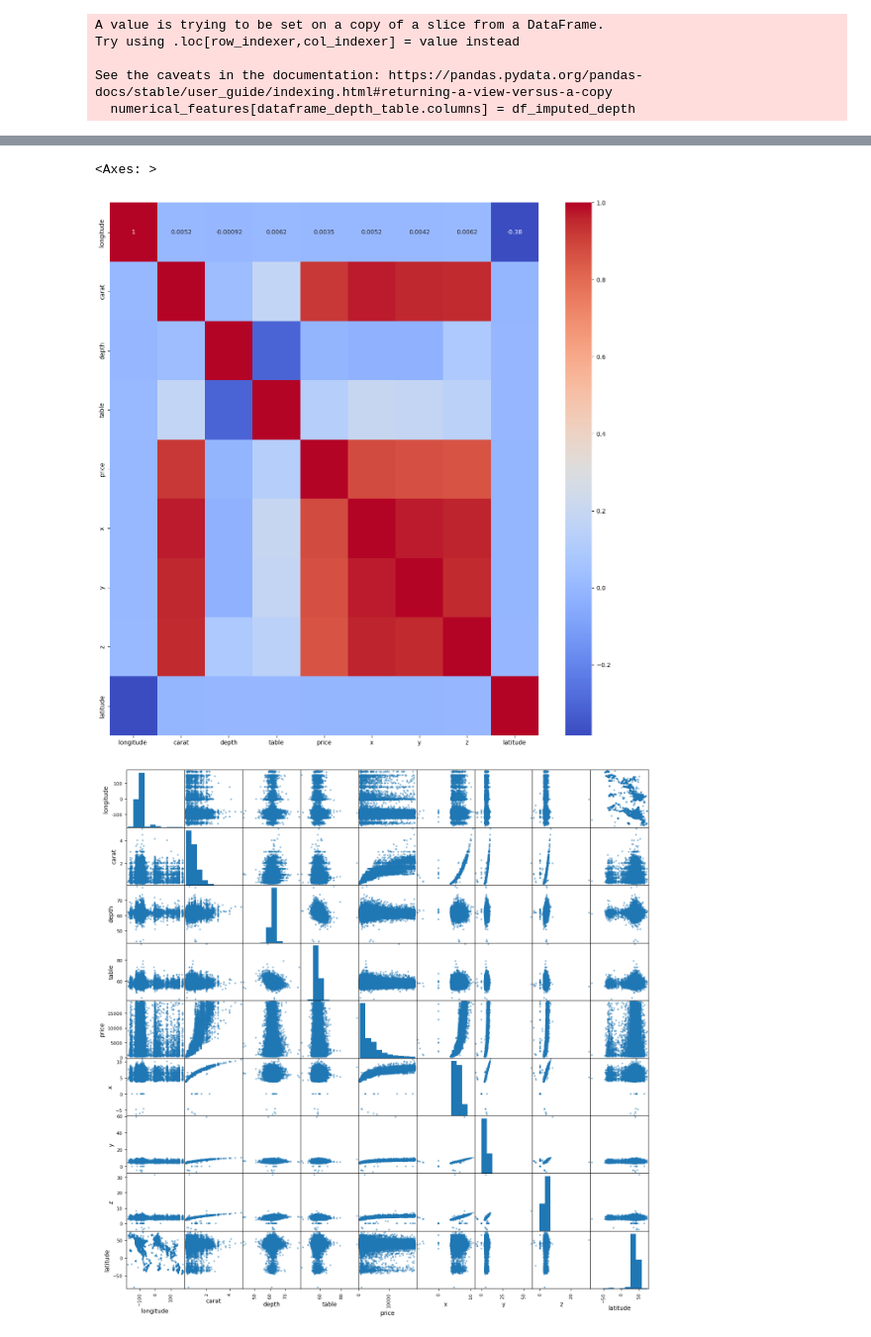
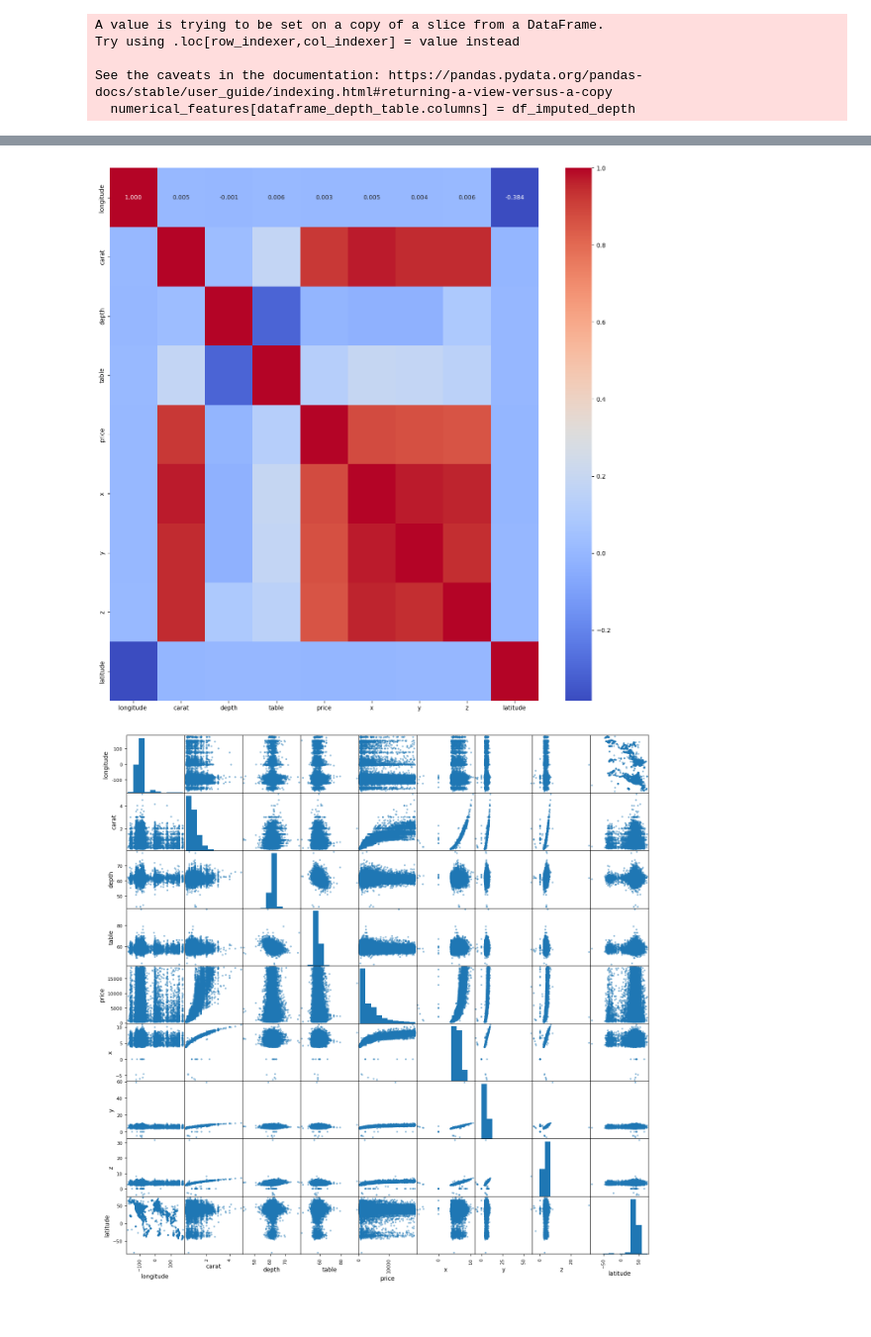
Before and after one commit to AlanMLCH/pythonDataScience, a Jupyter notebook: lapidarist/notebooks/EDA.ipynb, the cells around one changed output, grey strips where cells are left out. Shown at 99% size. Drawn from its saved outputs; the diff is of its cells as text; code cells hidden in the pictures.

```diff
--- a/lapidarist/notebooks/EDA.ipynb
+++ b/lapidarist/notebooks/EDA.ipynb
@@ -382,4 +383,4 @@ Podemos observar que el cambio de la media y desviación estándar ha cambiado m
 # %%
 numerical_features_imputed = numerical_features.copy()
 # %%
-numerical_features_imputed[features_to_impute] = df_imputed
+numerical_features[features_to_impute] = df_imputed
@@ -450,10 +457,11 @@ numerical_features.describe()
 | max | 178.017649 | 5.010000 | 79.000000 | 95.000000 | 18823.000000 | 10.740000 | 58.900000 | 31.800000 | 72.700000 |
 # %%
 plt.figure(figsize=(16, 16))
-sns.heatmap(numerical_features.corr(), cmap="coolwarm",annot=True)
+sns.heatmap(numerical_features.corr(), cmap="coolwarm",annot=True, fmt='.3f')
+
+plt.show()
 # %% [output]
-<Axes: >
-[figure, old version]
+[figure, new version]
 # %%
 scatter_matrix(numerical_features, figsize=(16,16))
 plt.show()
```
Also changed, not shown: parts of 24 cells of this notebook.
